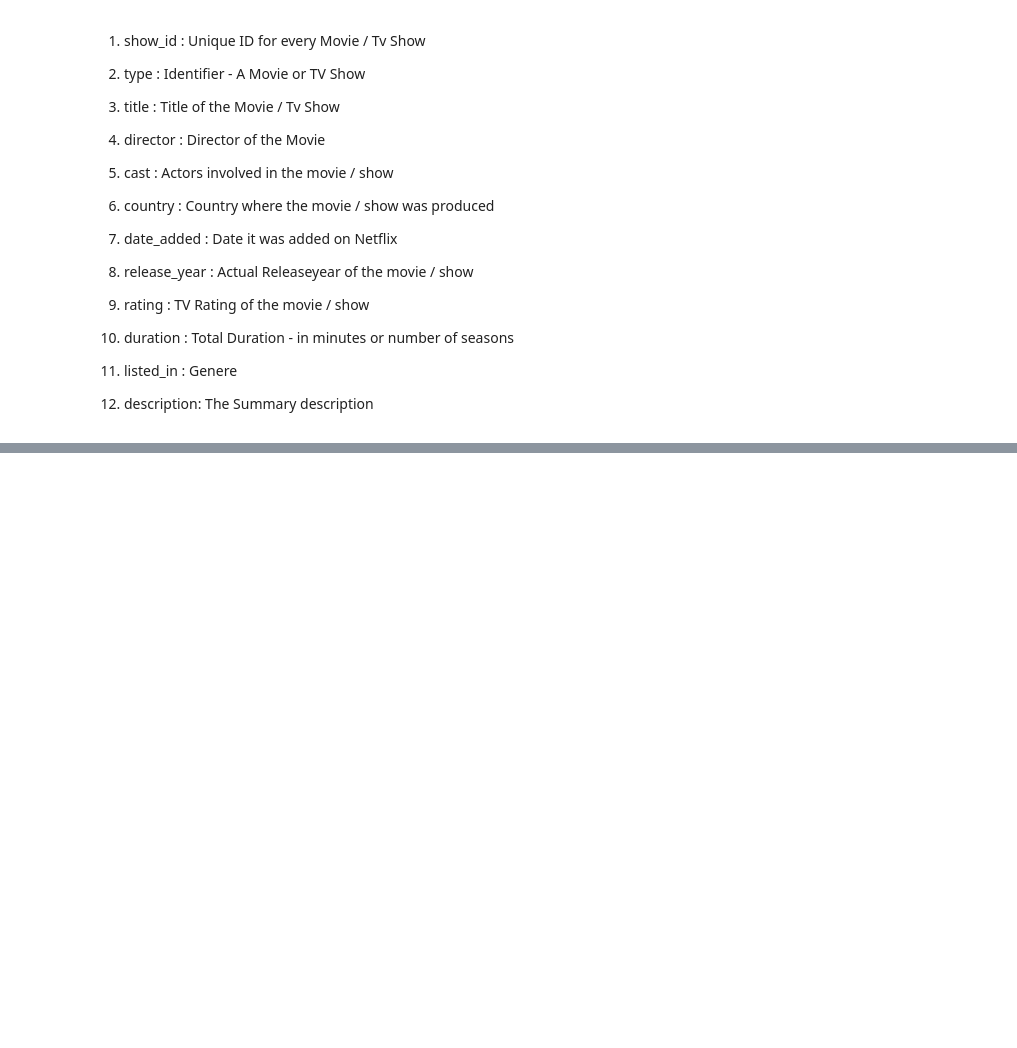
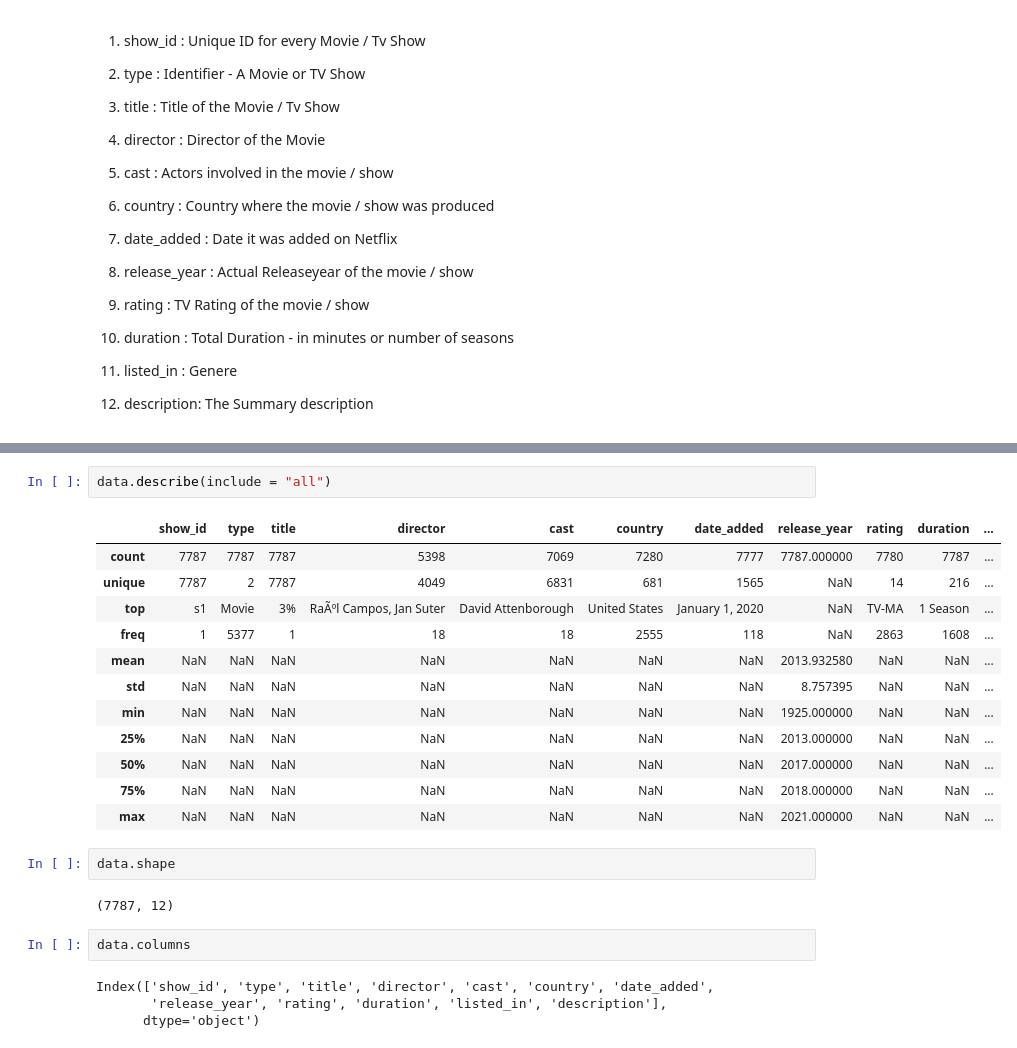
Before and after one commit to vinayakpotdar2114/Capstone-Project-4-Netflix-Movies-and-TV-Shows-Clustering, a Jupyter notebook: NETFLIX_MOVIES_AND_TV_SHOWS_CLUSTERING.ipynb, the cells around one changed output, grey strips where cells are left out. Saved outputs shown, nothing was run; the diff lists cells and outputs as text; blank space fills up the shorter version.

```diff
--- a/NETFLIX_MOVIES_AND_TV_SHOWS_CLUSTERING.ipynb
+++ b/NETFLIX_MOVIES_AND_TV_SHOWS_CLUSTERING.ipynb
@@ -44,0 +81,25 @@ Integrating this dataset with other external datasets such as IMDB ratings, rott
+# %%
+data.describe(include = "all")
+# %% [output]
+|  | show_id | type | title | director | cast | country | date_added | release_year | rating | duration | ... |
+| count | 7787 | 7787 | 7787 | 5398 | 7069 | 7280 | 7777 | 7787.000000 | 7780 | 7787 | ... |
+| unique | 7787 | 2 | 7787 | 4049 | 6831 | 681 | 1565 | NaN | 14 | 216 | ... |
+| top | s1 | Movie | 3% | RaÃºl Campos, Jan Suter | David Attenborough | United States | January 1, 2020 | NaN | TV-MA | 1 Season | ... |
+| freq | 1 | 5377 | 1 | 18 | 18 | 2555 | 118 | NaN | 2863 | 1608 | ... |
+| mean | NaN | NaN | NaN | NaN | NaN | NaN | NaN | 2013.932580 | NaN | NaN | ... |
+| std | NaN | NaN | NaN | NaN | NaN | NaN | NaN | 8.757395 | NaN | NaN | ... |
+| min | NaN | NaN | NaN | NaN | NaN | NaN | NaN | 1925.000000 | NaN | NaN | ... |
+| 25% | NaN | NaN | NaN | NaN | NaN | NaN | NaN | 2013.000000 | NaN | NaN | ... |
+| 50% | NaN | NaN | NaN | NaN | NaN | NaN | NaN | 2017.000000 | NaN | NaN | ... |
+| 75% | NaN | NaN | NaN | NaN | NaN | NaN | NaN | 2018.000000 | NaN | NaN | ... |
+| max | NaN | NaN | NaN | NaN | NaN | NaN | NaN | 2021.000000 | NaN | NaN | ... |
+# %%
+data.shape
+# %% [output]
+(7787, 12)
+# %%
+data.columns
+# %% [output]
+Index(['show_id', 'type', 'title', 'director', 'cast', 'country', 'date_added',
+       'release_year', 'rating', 'duration', 'listed_in', 'description'],
+      dtype='object')
```
Also changed, not shown: parts of 20 cells of this notebook.
